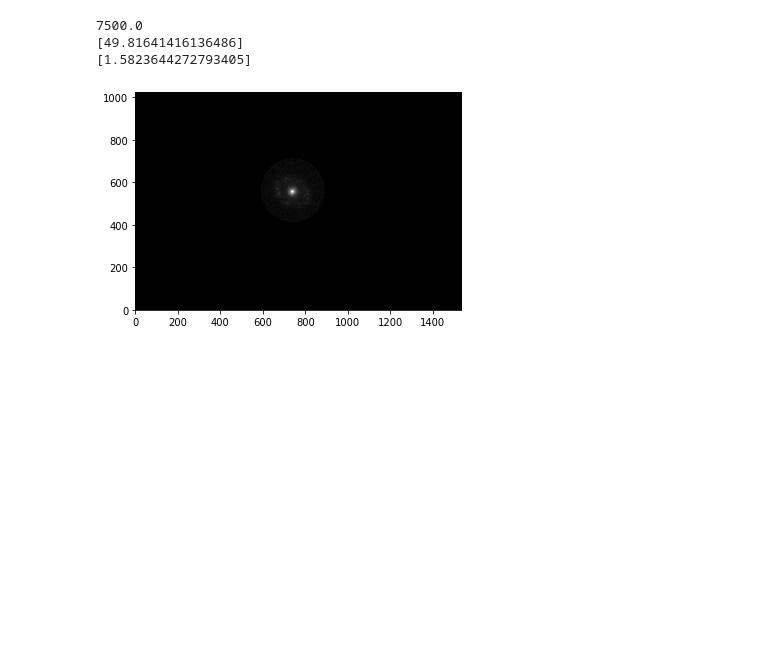
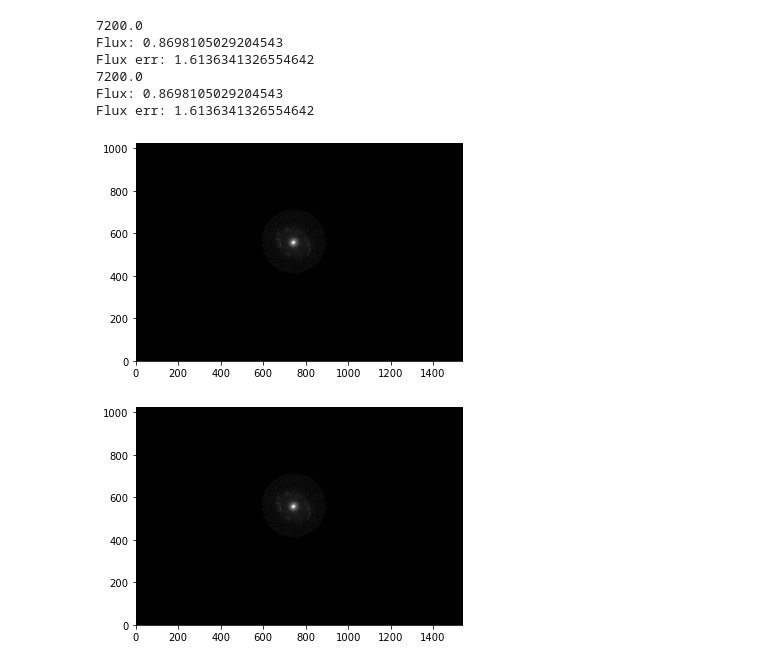
Before and after one commit to lucaspauker/phys100-final-project, a Jupyter notebook: Flux_Calculation.ipynb, the cells around one changed output. Drawn from its saved outputs; the diff is of its cells as text; code cells hidden in the pictures; blank space fills up the shorter version.

```diff
--- a/Flux_Calculation.ipynb
+++ b/Flux_Calculation.ipynb
@@ -73,23 +86,28 @@ print(rerrl)
 # %%
 # M94 Ha Flux
 im, header = fitsio.read('./data/Coadded_Data/coadded_Ha.fit', header=True)
 print(header['EXPTIME'])
 
 hafl, haerrl, haisl, haib = multi_ellipse_aper_flux(im, n_ellipses=1, a_list=[150], b_list=[150],
                                         h_list=[740], k_list=[561],
-                                       bgx=740, bgy=561, background_width=400, angles=[0], gain=1,
-                                                nimages1=85, nimages2=40, errFlag=True,
-                                                read_noise1=3.4934947763773803, read_noise2=3.1409296805752427,
-                                                avg_dark_current1=0.07143249638710437,
-                                                avg_dark_current2=0.07738150368580866,exptime1=85*60, exptime2=40*60)
+                                        bgx=740, bgy=561, background_width=400, angles=[0], gain=1,
+                                        nimages1=85, nimages2=35, errFlag=True,
+                                        read_noise1=3.4934947763773803, read_noise2=3.1409296805752427,
+                                        avg_dark_current1=0.07143249638710437,
+                                        avg_dark_current2=0.07738150368580866,exptime1=85*60, exptime2=35*60)
+ha_mag, ha_magerr = aper_mag(hafl[0], haerrl[0])
 plt.imshow(im * (haisl[0]))
-print(hafl)
-print(haerrl)
+print("Flux:", hafl[0])
+print("Flux err:", haerrl[0])
 # %% [output]
-7500.0
-[49.81641416136486]
-[1.5823644272793405]
+7200.0
+Flux: 0.8698105029204543
+Flux err: 1.6136341326554642
+7200.0
+Flux: 0.8698105029204543
+Flux err: 1.6136341326554642
-[figure, old version]
+[figure, new version]
+[figure, added]
 # %%
 # BD+42 Ha Flux
 im, header = fitsio.read('./data/Coadded_Data/coadded_Ha.fit', header=True)
```
Also changed, not shown: parts of 27 cells of this notebook.
